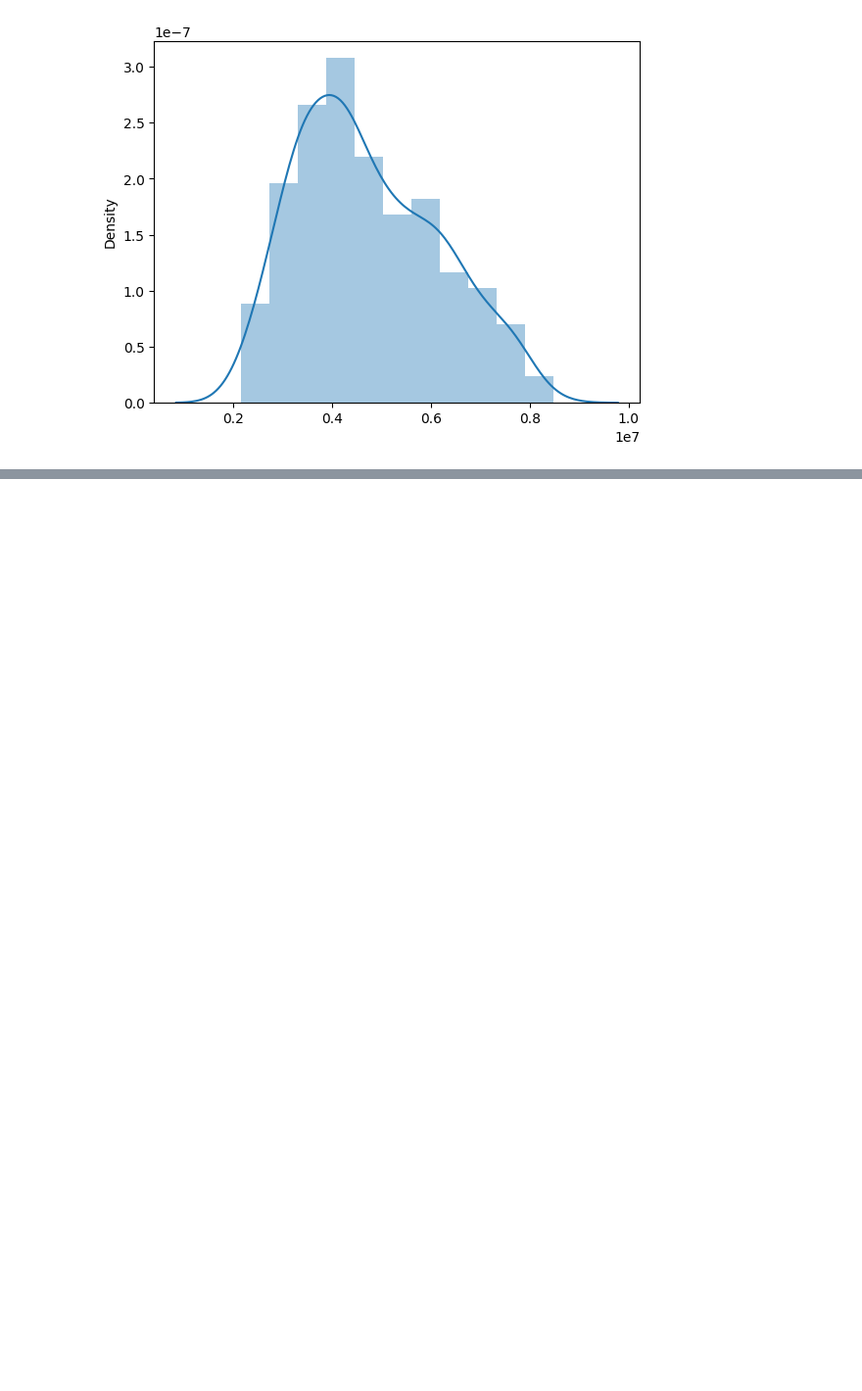
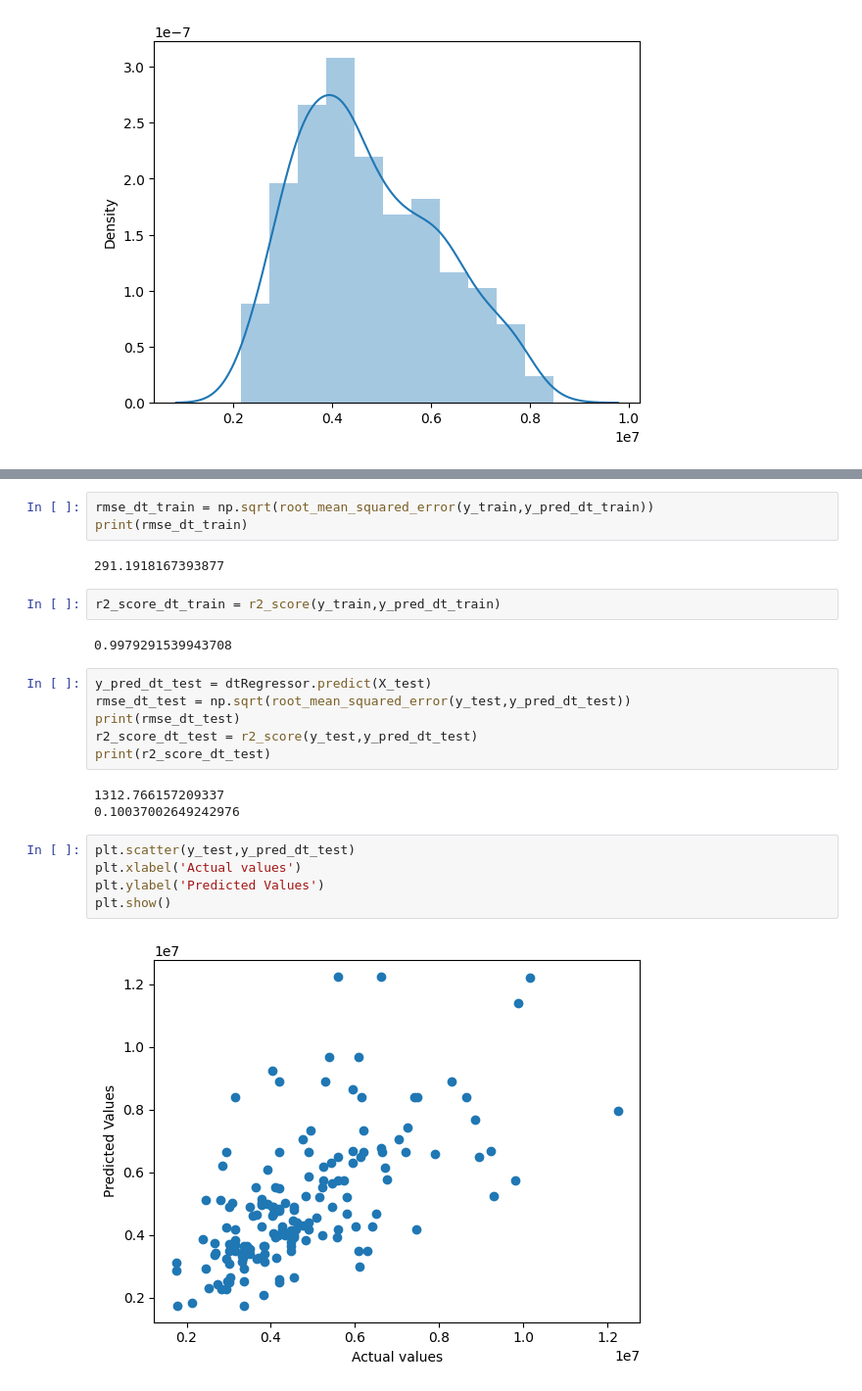
Before and after one commit to vineetj5/HousePricePredicton, a Jupyter notebook: housePricePredictionUSA.ipynb, the cells around one changed output, grey strips where cells are left out. Shown: that part at 98% size. Saved outputs shown, nothing was run; the diff lists cells and outputs as text; blank space fills up the shorter version.

```diff
--- a/housePricePredictionUSA.ipynb
+++ b/housePricePredictionUSA.ipynb
@@ -462,0 +482,25 @@ https://gist.github.com/mwaskom/de44147ed2974457ad6372750bbe5751
+# %%
+rmse_dt_train = np.sqrt(root_mean_squared_error(y_train,y_pred_dt_train))
+print(rmse_dt_train)
+# %% [output]
+291.1918167393877
+# %%
+r2_score_dt_train = r2_score(y_train,y_pred_dt_train)
+# %% [output]
+0.9979291539943708
+# %%
+y_pred_dt_test = dtRegressor.predict(X_test)
+rmse_dt_test = np.sqrt(root_mean_squared_error(y_test,y_pred_dt_test))
+print(rmse_dt_test)
+r2_score_dt_test = r2_score(y_test,y_pred_dt_test)
+print(r2_score_dt_test)
+# %% [output]
+1312.766157209337
+0.10037002649242976
+# %%
+plt.scatter(y_test,y_pred_dt_test)
+plt.xlabel('Actual values')
+plt.ylabel('Predicted Values')
+plt.show()
+# %% [output]
+[figure, added]
```
Also changed, not shown: parts of 5 cells of this notebook, 1 other file.
